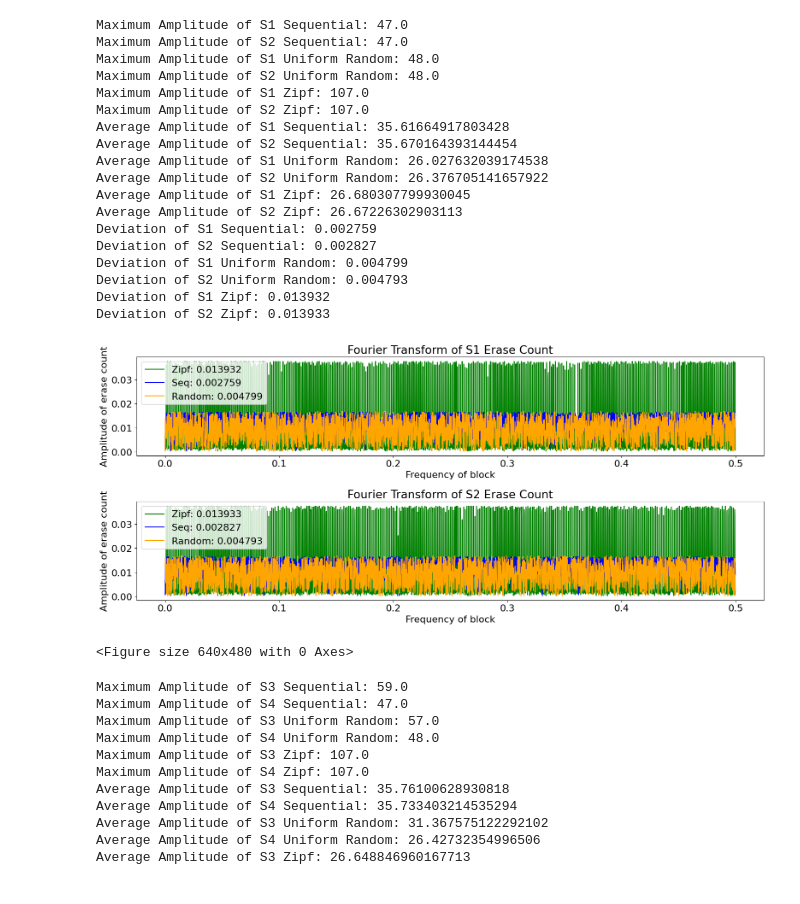
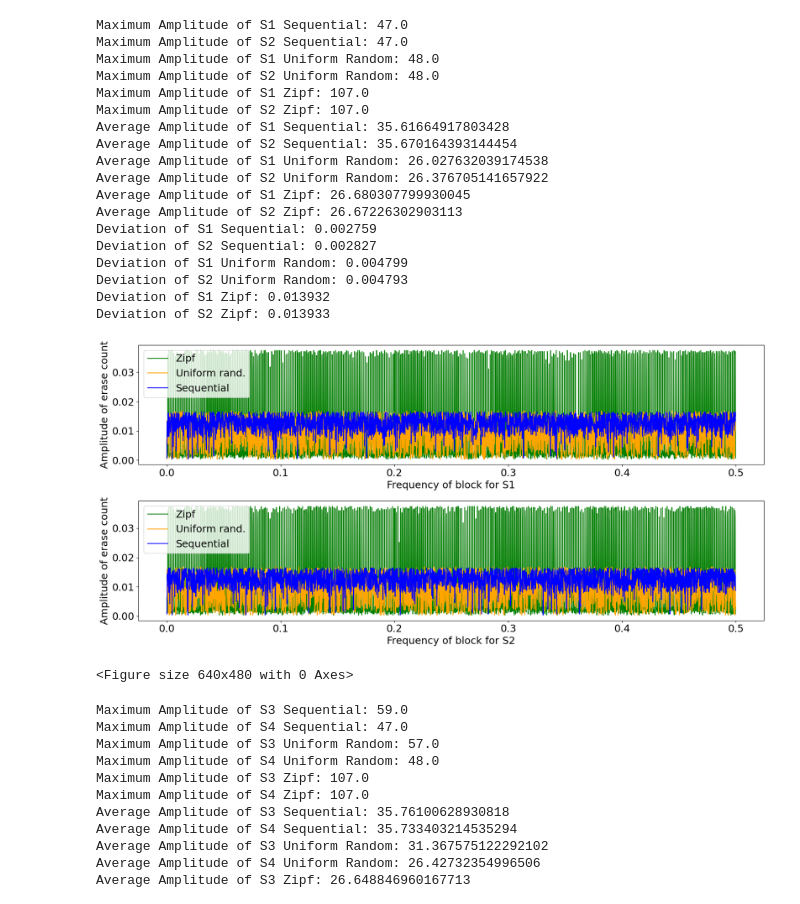
Before and after one commit to bithabib/flash_ssd_simulator_web, a Jupyter notebook: equation_generate/placement_algorithm_comparison.ipynb, the cells around one changed output. Drawn from its saved outputs; the diff is of its cells as text; code cells hidden in the pictures.

```diff
--- a/equation_generate/placement_algorithm_comparison.ipynb
+++ b/equation_generate/placement_algorithm_comparison.ipynb
@@ -106,62 +106,69 @@ print(f'Deviation of S2 Zipf: {deviation_zipf_s2}')
 
 # Plot the FFT results
 # increase the text size
-plt.rcParams.update({'font.size': 16})
-plt.figure(figsize=(16, 7))
+plt.rcParams.update({'font.size': 18})
+plt.figure(figsize=(17, 8))
 
 # S1 FFT plot
 plt.subplot(2, 1, 1)
-plt.plot(xf, 2.0/N * np.abs(zipf_yf_s1[:N//2]), label='Zipf: '+ str(deviation_zipf_s1), color='green')
-plt.plot(xf, 2.0/N * np.abs(seq_yf_s1[:N//2]), label='Seq: '+ str(deviation_seq_s1), color='blue')
-plt.plot(xf, 2.0/N * np.abs(uniform_random_yf_s1[:N//2]), label='Random: '+ str(deviation_uniform_random_s1), color='orange')
+plt.plot(xf, 2.0/N * np.abs(zipf_yf_s1[:N//2]), label='Zipf', color='green')
+plt.plot(xf, 2.0/N * np.abs(uniform_random_yf_s1[:N//2]), label='Uniform rand.', color='orange')
+plt.plot(xf, 2.0/N * np.abs(seq_yf_s1[:N//2]), label='Sequential', color='blue')
 
-plt.title('Fourier Transform of S1 Erase Count')
-plt.xlabel('Frequency of block')
+
+# plt.title('Fourier transform of S1 erase count')
+plt.xlabel('Frequency of block for S1')
 plt.ylabel('Amplitude of erase count')
 # plt.legend()
 plt.legend()
 
 
+#  set labels in left plot
+plt.subplot(2, 1, 1)
+
+
 # S2 FFT plot
 plt.subplot(2, 1, 2)
-plt.plot(xf, 2.0/N * np.abs(zipf_yf_s2[:N//2]), label='Zipf: '+ str(deviation_zipf_s2), color='green')
-plt.plot(xf, 2.0/N * np.abs(seq_yf_s2[:N//2]), label='Seq: '+ str(deviation_seq_s2), color='blue')
-plt.plot(xf, 2.0/N * np.abs(uniform_random_yf_s2[:N//2]), label='Random: '+ str(deviation_uniform_random_s2), color='orange')
+plt.plot(xf, 2.0/N * np.abs(zipf_yf_s2[:N//2]), label='Zipf', color='green')
+# make it transparent
+plt.plot(xf, 2.0/N * np.abs(uniform_random_yf_s2[:N//2]), label='Uniform rand.', color='orange')
+plt.plot(xf, 2.0/N * np.abs(seq_yf_s2[:N//2]), label='Sequential', color='blue')
 
-plt.title('Fourier Transform of S2 Erase Count')
-plt.xlabel('Frequency of block')
+
+# plt.title('Fourier transform of S2 erase count')
+plt.xlabel('Frequency of block for S2')
 plt.ylabel('Amplitude of erase count')
 # plt.legend()
 
 plt.tight_layout()
 plt.legend()
 plt.show()
 # plt.show()
 # save the plot
 plt.savefig('fft_plot.png')
 # move chart legend outside the plot
 # plt.legend(loc='center left', bbox_to_anchor=(1, 0.5))
 # plt.show()
 # %% [output]
 Maximum Amplitude of S1 Sequential: 47.0
 Maximum Amplitude of S2 Sequential: 47.0
 Maximum Amplitude of S1 Uniform Random: 48.0
 Maximum Amplitude of S2 Uniform Random: 48.0
 Maximum Amplitude of S1 Zipf: 107.0
 Maximum Amplitude of S2 Zipf: 107.0
 Average Amplitude of S1 Sequential: 35.61664917803428
 Average Amplitude of S2 Sequential: 35.670164393144454
 Average Amplitude of S1 Uniform Random: 26.027632039174538
 Average Amplitude of S2 Uniform Random: 26.376705141657922
 Average Amplitude of S1 Zipf: 26.680307799930045
 Average Amplitude of S2 Zipf: 26.67226302903113
 Deviation of S1 Sequential: 0.002759
 Deviation of S2 Sequential: 0.002827
 Deviation of S1 Uniform Random: 0.004799
 Deviation of S2 Uniform Random: 0.004793
 Deviation of S1 Zipf: 0.013932
 Deviation of S2 Zipf: 0.013933
-[figure, old version]
+[figure, new version]
 <Figure size 640x480 with 0 Axes>
 # %%
 import numpy as np
```
Also changed, not shown: parts of 2 cells of this notebook, 5 other files.
